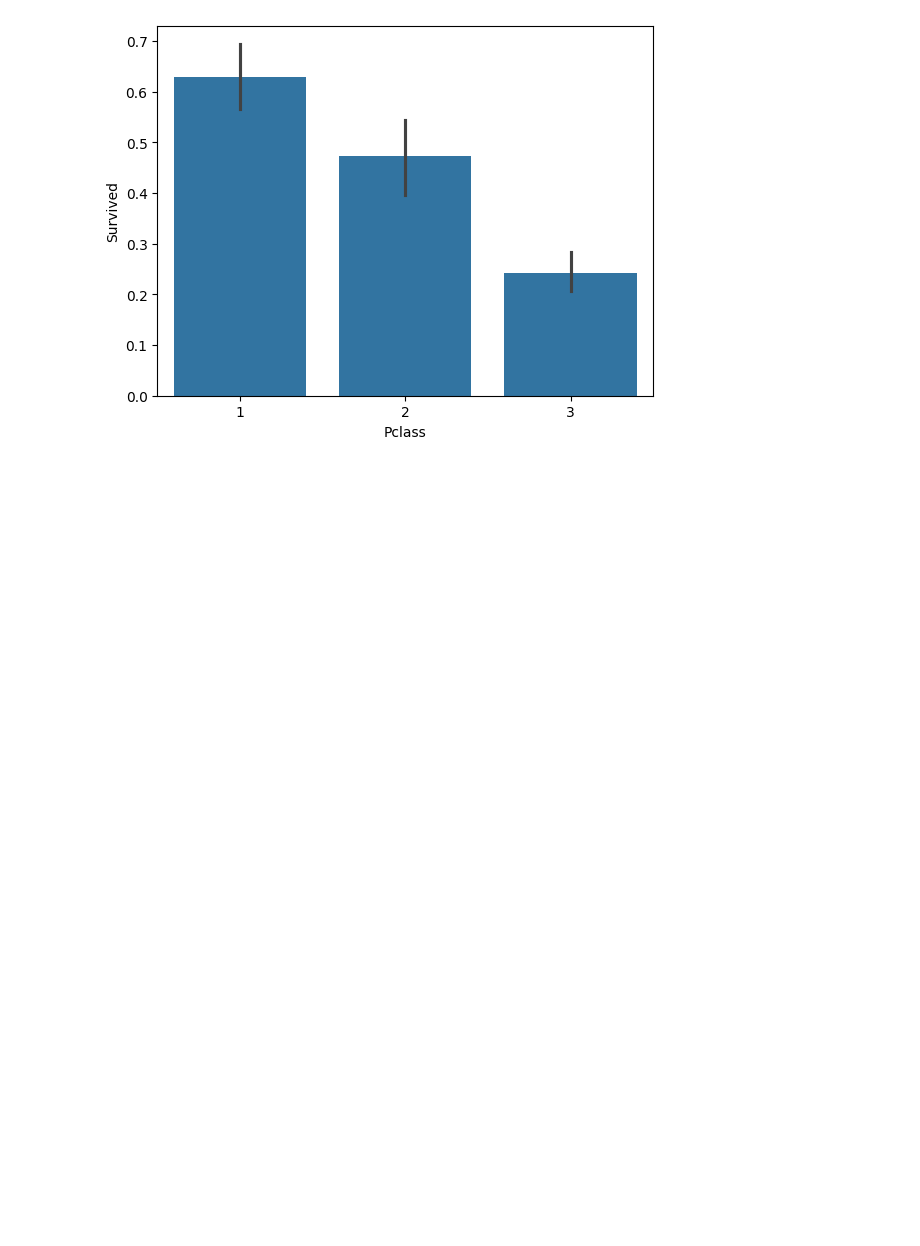
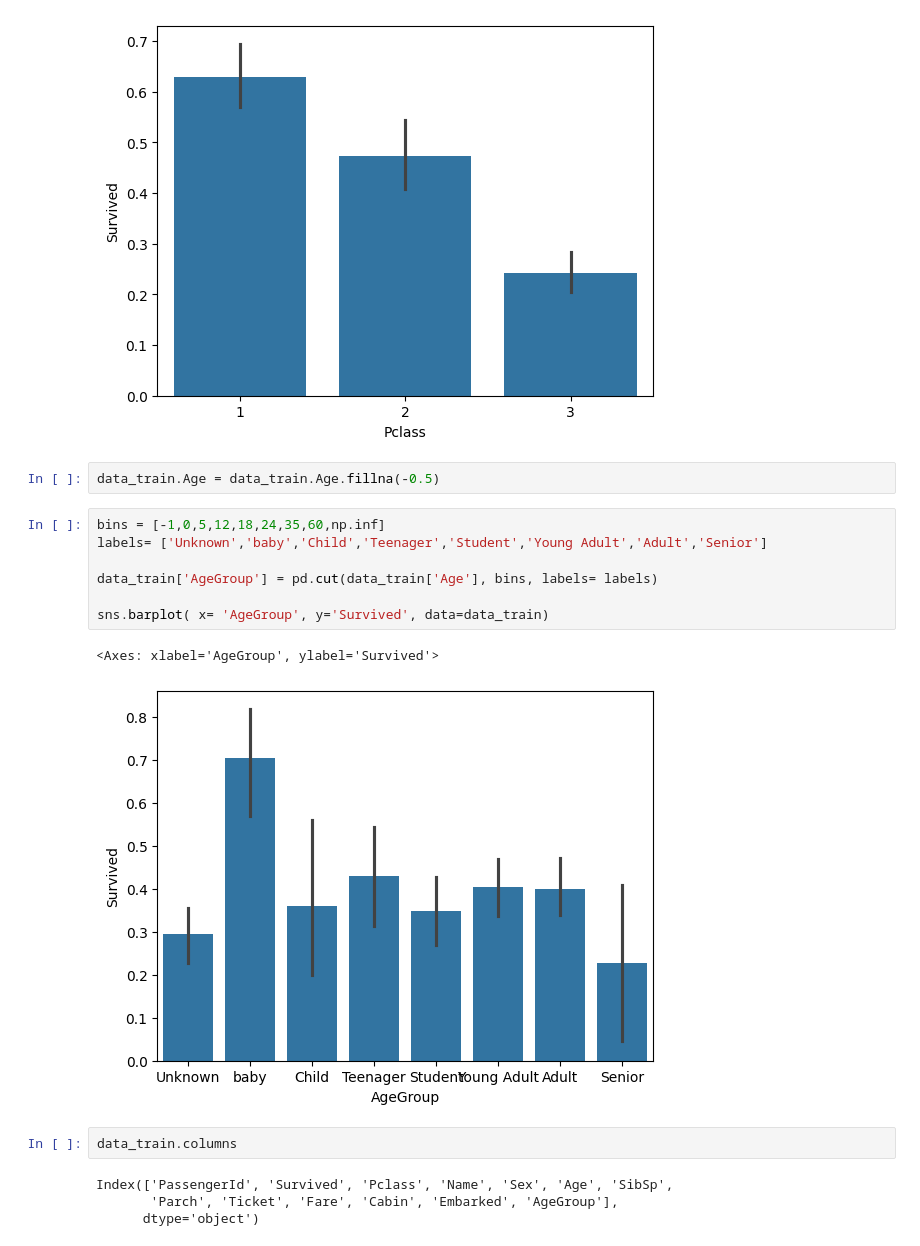
Before and after one commit to HARMESH095/Titanic, a Jupyter notebook: TITANIC/prediction.ipynb, the cells around one changed output. Saved outputs shown, nothing was run; the diff lists cells and outputs as text; blank space fills up the shorter version.

```diff
--- a/TITANIC/prediction.ipynb
+++ b/TITANIC/prediction.ipynb
@@ -117,3 +134,21 @@ Percentage of Pclass 1 who survived 62.96296296296296
 Percentage of Pclass 2 who survived 47.28260869565217
 Percentage of Pclass 3 who survived 24.236252545824847
 [figure]
+# %%
+data_train.Age = data_train.Age.fillna(-0.5)
+# %%
+bins = [-1,0,5,12,18,24,35,60,np.inf]
+labels= ['Unknown','baby','Child','Teenager','Student','Young Adult','Adult','Senior']
+
+data_train['AgeGroup'] = pd.cut(data_train['Age'], bins, labels= labels)
+
+sns.barplot( x= 'AgeGroup', y='Survived', data=data_train)
+# %% [output]
+<Axes: xlabel='AgeGroup', ylabel='Survived'>
+[figure, added]
+# %%
+data_train.columns
+# %% [output]
+Index(['PassengerId', 'Survived', 'Pclass', 'Name', 'Sex', 'Age', 'SibSp',
+       'Parch', 'Ticket', 'Fare', 'Cabin', 'Embarked', 'AgeGroup'],
+      dtype='object')
```
Also changed, not shown: parts of 8 cells of this notebook.
